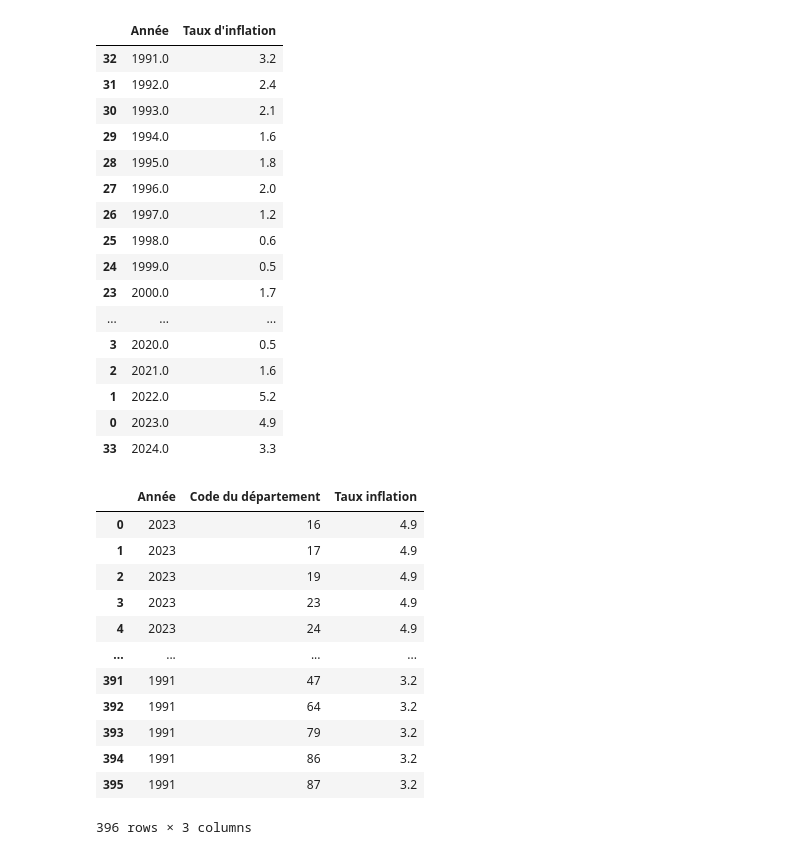
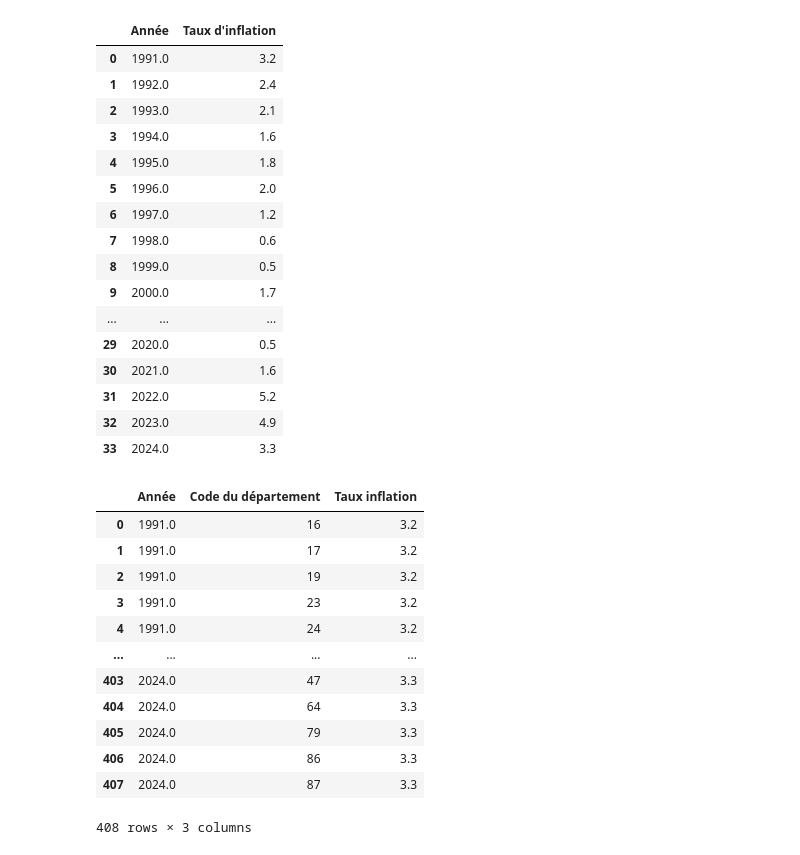
Before and after one commit to L-Clem/MSPR-Big-Data-et-Analyse-des-donnees, a Jupyter notebook: inflation/inflation.ipynb, the cells around one changed output. Drawn from its saved outputs; the diff is of its cells as text; code cells hidden in the pictures.

```diff
--- a/inflation/inflation.ipynb
+++ b/inflation/inflation.ipynb
@@ -4,31 +4,32 @@ import pandas as pd
 df_infla =  pd.read_excel('inflation.xlsx')
 departement_code= [16,17,19,23,24,33,40,47,64,79,86,87]
 # %%
-years = df_infla["Année"]
-inflation = df_infla["Taux d'inflation"]
 df_infla.loc[len(df_infla.index)] = [2024, 3.3]
 df_infla = df_infla.sort_values("Année")
 df_infla_clean =  pd.DataFrame(columns=['Année','Code du département',"Taux inflation"])
+df_infla=df_infla.reset_index(drop=True)
 df_infla
 # %% [output]
 |  | Année | Taux d'inflation |
-| 32 | 1991.0 | 3.2 |
-| 31 | 1992.0 | 2.4 |
-| 30 | 1993.0 | 2.1 |
-| 29 | 1994.0 | 1.6 |
-| 28 | 1995.0 | 1.8 |
-| 27 | 1996.0 | 2.0 |
-| 26 | 1997.0 | 1.2 |
-| 25 | 1998.0 | 0.6 |
-| 24 | 1999.0 | 0.5 |
-| 23 | 2000.0 | 1.7 |
+| 0 | 1991.0 | 3.2 |
+| 1 | 1992.0 | 2.4 |
+| 2 | 1993.0 | 2.1 |
+| 3 | 1994.0 | 1.6 |
+| 4 | 1995.0 | 1.8 |
+| 5 | 1996.0 | 2.0 |
+| 6 | 1997.0 | 1.2 |
+| 7 | 1998.0 | 0.6 |
+| 8 | 1999.0 | 0.5 |
+| 9 | 2000.0 | 1.7 |
 | ... | ... | ... |
-| 3 | 2020.0 | 0.5 |
-| 2 | 2021.0 | 1.6 |
-| 1 | 2022.0 | 5.2 |
-| 0 | 2023.0 | 4.9 |
+| 29 | 2020.0 | 0.5 |
+| 30 | 2021.0 | 1.6 |
+| 31 | 2022.0 | 5.2 |
+| 32 | 2023.0 | 4.9 |
 | 33 | 2024.0 | 3.3 |
 # %%
+years = df_infla["Année"]
+inflation = df_infla["Taux d'inflation"]
 for i in range(len(years)):
     for y in range (len(departement_code)):
         row = {"Année":years[i],"Code du département":departement_code[y],"Taux inflation":inflation[i]}
@@ -36,17 +37,17 @@ for i in range(len(years)):
 df_infla_clean
 # %% [output]
 |  | Année | Code du département | Taux inflation |
-| 0 | 2023 | 16 | 4.9 |
-| 1 | 2023 | 17 | 4.9 |
-| 2 | 2023 | 19 | 4.9 |
-| 3 | 2023 | 23 | 4.9 |
-| 4 | 2023 | 24 | 4.9 |
+| 0 | 1991.0 | 16 | 3.2 |
+| 1 | 1991.0 | 17 | 3.2 |
+| 2 | 1991.0 | 19 | 3.2 |
+| 3 | 1991.0 | 23 | 3.2 |
+| 4 | 1991.0 | 24 | 3.2 |
 | ... | ... | ... | ... |
-| 391 | 1991 | 47 | 3.2 |
-| 392 | 1991 | 64 | 3.2 |
-| 393 | 1991 | 79 | 3.2 |
-| 394 | 1991 | 86 | 3.2 |
-| 395 | 1991 | 87 | 3.2 |
+| 403 | 2024.0 | 47 | 3.3 |
+| 404 | 2024.0 | 64 | 3.3 |
+| 405 | 2024.0 | 79 | 3.3 |
+| 406 | 2024.0 | 86 | 3.3 |
+| 407 | 2024.0 | 87 | 3.3 |
-396 rows × 3 columns
+408 rows × 3 columns
 # %%
 df_infla_clean.to_csv("inflation.csv")
```
Also changed, not shown: 3 other files.
